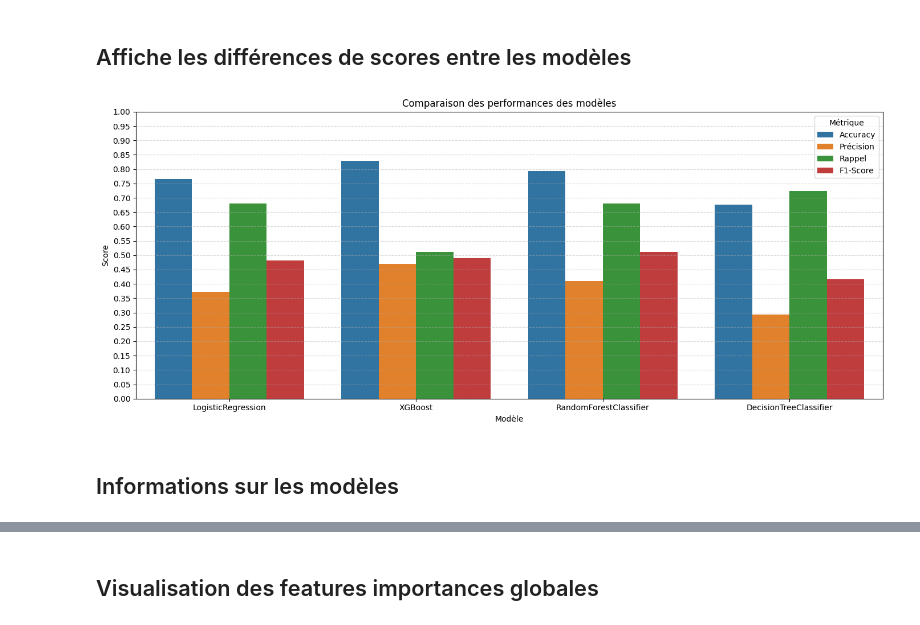
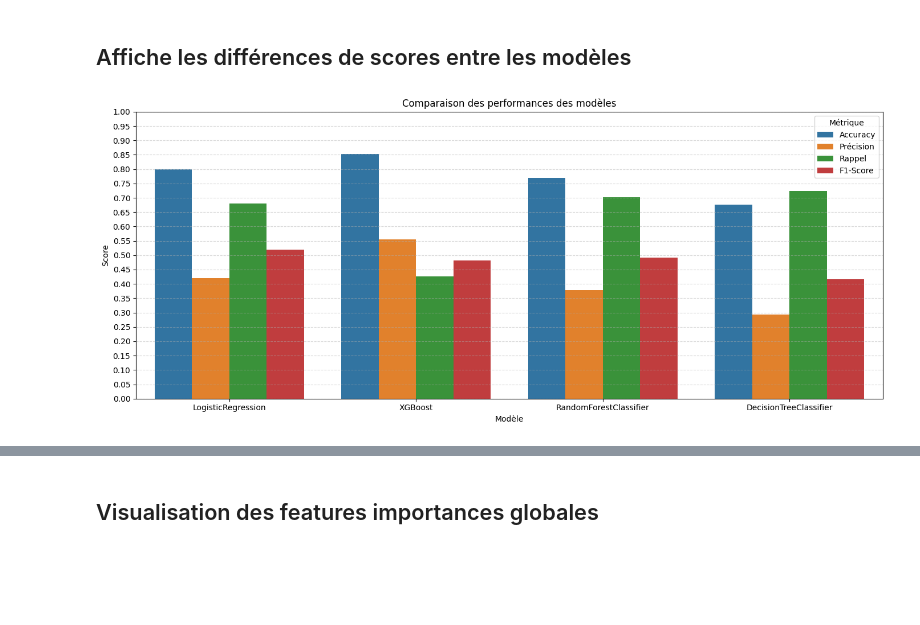
Before and after one commit to Ace4teaM/OCR-NovaTech, a Jupyter notebook: 3.modelisations.ipynb, the cells around one changed output, grey strips where cells are left out. Cells and saved outputs as stored; diff of their text form; code cells hidden in the pictures; blank space fills up the shorter version.

```diff
--- a/3.modelisations.ipynb
+++ b/3.modelisations.ipynb
@@ -64,7 +137,7 @@ pd.DataFrame({
 
 import seaborn as sns
 import matplotlib.pyplot as plt
-from sklearn.metrics import ConfusionMatrixDisplay, roc_curve, precision_score, recall_score, f1_score, precision_recall_curve, classification_report
+from sklearn.metrics import ConfusionMatrixDisplay, roc_curve, precision_score, recall_score, f1_score, precision_recall_curve, classification_report, average_precision_score
 
 import pandas as pd
 import numpy as np
@@ -171,13 +244,11 @@ def display_results(results) -> None:
         y_proba
     )
 
-    global objectif_recall
-
     # Seuils permettant d'atteindre l'objectif de recall
     candidats = [
         i
         for i, r in enumerate(recall[:-1])
-        if r >= objectif_recall
+        if r >= OBJECTIF_RECALL
     ]
 
     axes[3].plot(
@@ -187,7 +258,7 @@ def display_results(results) -> None:
     )
 
     if candidats:
-        # Parmi les seuils ayant recall >= objectif_recall,
+        # Parmi les seuils ayant recall >= OBJECTIF_RECALL,
         # on sélectionne celui ayant la meilleure précision
         best_index = max(
             candidats,
@@ -209,9 +280,9 @@ def display_results(results) -> None:
         )
 
     axes[3].axvline(
-        objectif_recall,
+        OBJECTIF_RECALL,
         linestyle="--",
-        label=f"Objectif recall = {objectif_recall:.0%}"
+        label=f"Objectif recall = {OBJECTIF_RECALL:.0%}"
     )
 
     axes[3].set_xlabel("Recall")
@@ -303,7 +374,7 @@ class BaseTrain:
         self.results:dict = None
         self.parent = None
 
-    def before(train):
+    def before(self):
         """
         Action exécutée avant l'entraînement.
         """
@@ -1840,0 +1892,4 @@ Aucun seuil >= 0.10 ne permet d'atteindre recall >= 0.68
+# %%
+# affiche les résultats
+for train in final_trains:
+    print_results(train.results)
@@ -1843,4 +1916,3 @@ Aucun seuil >= 0.10 ne permet d'atteindre recall >= 0.68
 # %%
-
-passInst.print_curves()
-passInst.print_details()
+for train in final_trains:
+    display_results(train.results)
@@ -1858,7 +1980,7 @@ df_results = pd.DataFrame([
         "Rappel": train.results["recall"],
         "F1-Score": train.results["f1"]
     }
-    for train in passInst.trains
+    for train in final_trains
 ])
 
 # Colonnes à afficher
@@ -1872,33 +1994,31 @@ metrics = [
 # Passage au format long pour seaborn
 df_plot = df_results.melt(
     id_vars="Modèle",
     value_vars=metrics,
     var_name="Métrique",
     value_name="Score"
 )
 
 # Création du graphique
 plt.figure(figsize=(14, 6))
 plt.grid(axis="y", linestyle="--", alpha=0.5)
 
 sns.barplot(
     data=df_plot,
     x="Modèle",
     y="Score",
     hue="Métrique"
 )
 
 plt.title("Comparaison des performances des modèles")
 plt.ylabel("Score")
 plt.ylim(0, 1)
 
 plt.yticks(np.arange(0, 1.05, 0.05))
 plt.xticks(rotation=0)
 plt.legend(title="Métrique", loc="upper right")
 
 plt.tight_layout()
 plt.show()
 # %% [output]
-[figure, old version]
+[figure, new version]
-# %% [markdown]
-## Informations sur les modèles
```
Also changed, not shown: parts of 86 cells of this notebook.
